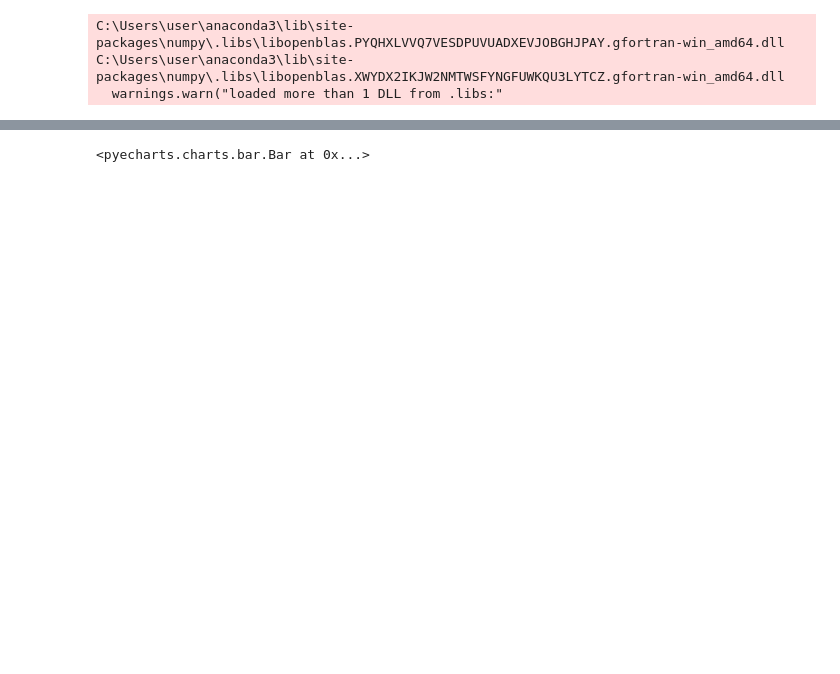
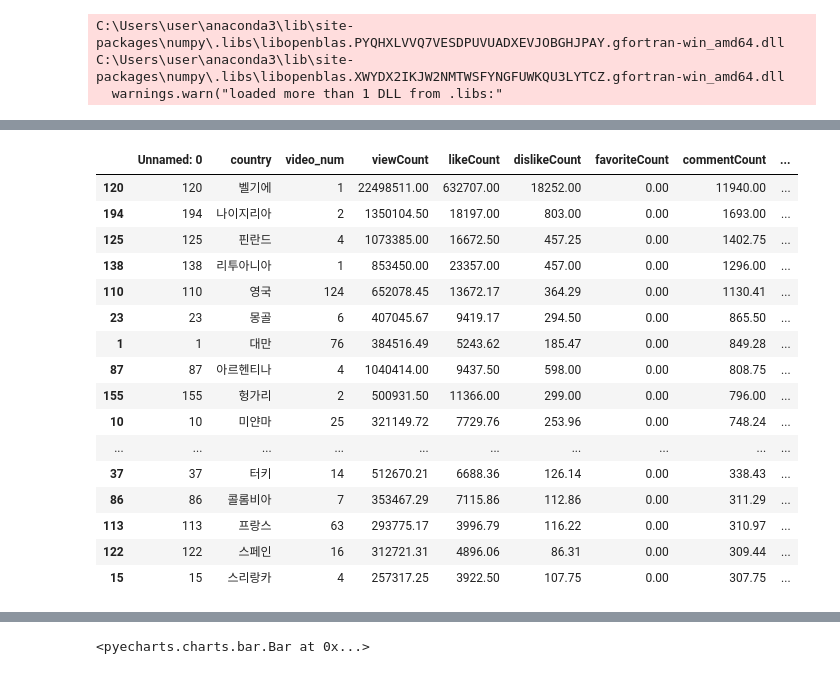
Before and after one commit to king-rabbit/k-responses, a Jupyter notebook: analysis.ipynb, the cells around one changed output, grey strips where cells are left out. Drawn from its saved outputs; the diff is of its cells as text; code cells hidden in the pictures; blank space fills up the shorter version.

```diff
--- a/analysis.ipynb
+++ b/analysis.ipynb
@@ -68 +82,5 @@ countries = pd.read_excel('data/countries.xlsx')
+# %%
+countries_gni['country'] = [text.lstrip() for text in countries_gni['country']]
+# %%
+countries = pd.merge(countries, countries_gni, how='left', on='country')
 # %%
@@ -143,3 +175,7 @@ countires_stat = pd.DataFrame({'country':countries_name, 'video_num':countries_v
              'favoriteCount':countries_favoriteCount, 'commentCount': countries_commentCount})
 # %%
 countires_stat.to_csv('countries_stat.csv', encoding='utf-8-sig')
+# %%
+countires_stat = pd.read_csv('countries_stat.csv')
+# %%
+countires_stat = pd.merge(countires_stat, countries, on='country', how='left')
@@ -166,0 +203,20 @@ countires_stat[countires_stat['video_num']>=5].dropna().sort_values(by='commentC
+# %%
+countires_stat.sort_values(by='commentCount', ascending=False)[:50]
+# %% [output]
+|  | Unnamed: 0 | country | video_num | viewCount | likeCount | dislikeCount | favoriteCount | commentCount | ... |
+| 120 | 120 | 벨기에 | 1 | 22498511.00 | 632707.00 | 18252.00 | 0.00 | 11940.00 | ... |
+| 194 | 194 | 나이지리아 | 2 | 1350104.50 | 18197.00 | 803.00 | 0.00 | 1693.00 | ... |
+| 125 | 125 | 핀란드 | 4 | 1073385.00 | 16672.50 | 457.25 | 0.00 | 1402.75 | ... |
+| 138 | 138 | 리투아니아 | 1 | 853450.00 | 23357.00 | 457.00 | 0.00 | 1296.00 | ... |
+| 110 | 110 | 영국 | 124 | 652078.45 | 13672.17 | 364.29 | 0.00 | 1130.41 | ... |
+| 23 | 23 | 몽골 | 6 | 407045.67 | 9419.17 | 294.50 | 0.00 | 865.50 | ... |
+| 1 | 1 | 대만 | 76 | 384516.49 | 5243.62 | 185.47 | 0.00 | 849.28 | ... |
+| 87 | 87 | 아르헨티나 | 4 | 1040414.00 | 9437.50 | 598.00 | 0.00 | 808.75 | ... |
+| 155 | 155 | 헝가리 | 2 | 500931.50 | 11366.00 | 299.00 | 0.00 | 796.00 | ... |
+| 10 | 10 | 미얀마 | 25 | 321149.72 | 7729.76 | 253.96 | 0.00 | 748.24 | ... |
+| ... | ... | ... | ... | ... | ... | ... | ... | ... | ... |
+| 37 | 37 | 터키 | 14 | 512670.21 | 6688.36 | 126.14 | 0.00 | 338.43 | ... |
+| 86 | 86 | 콜롬비아 | 7 | 353467.29 | 7115.86 | 112.86 | 0.00 | 311.29 | ... |
+| 113 | 113 | 프랑스 | 63 | 293775.17 | 3996.79 | 116.22 | 0.00 | 310.97 | ... |
+| 122 | 122 | 스페인 | 16 | 312721.31 | 4896.06 | 86.31 | 0.00 | 309.44 | ... |
+| 15 | 15 | 스리랑카 | 4 | 257317.25 | 3922.50 | 107.75 | 0.00 | 307.75 | ... |
```
Also changed, not shown: parts of 36 cells of this notebook, 6 other files.
